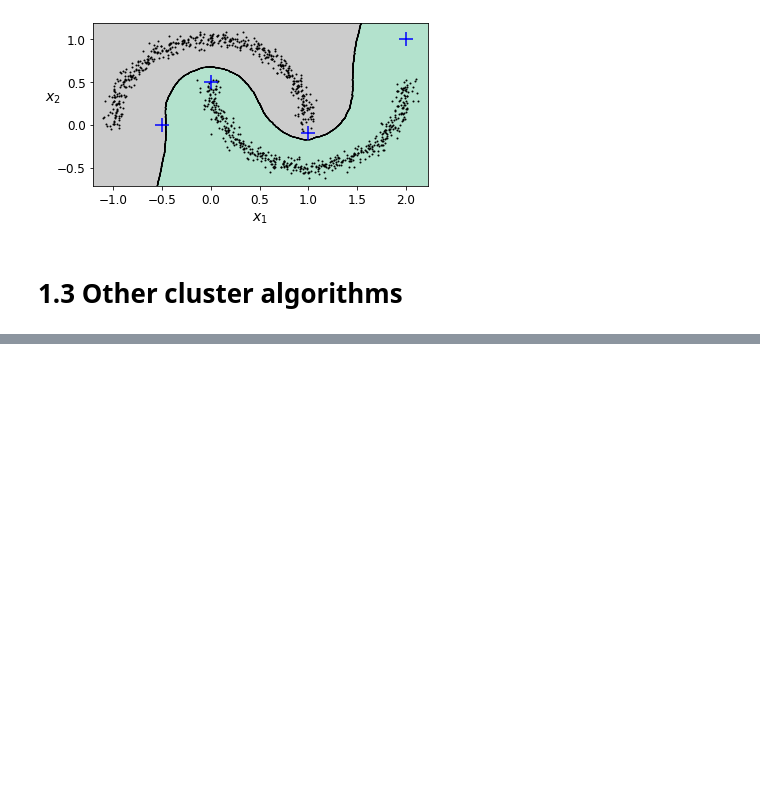
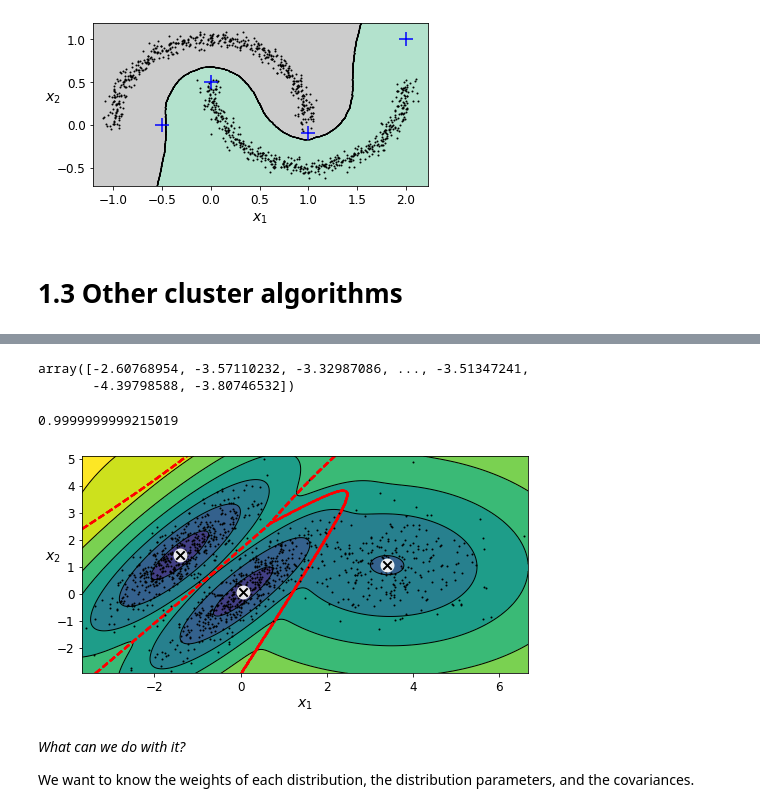
Before and after one commit to WestfalNamur/hands_on_ML, a Jupyter notebook: 8_unsupervised_learning/8_unsupervised_learning.ipynb, the cells around one changed output, grey strips where cells are left out. Saved outputs shown, nothing was run; the diff lists cells and outputs as text; code cells hidden in the pictures; blank space fills up the shorter version.

```diff
--- a/8_unsupervised_learning/8_unsupervised_learning.ipynb
+++ b/8_unsupervised_learning/8_unsupervised_learning.ipynb
@@ -309,0 +339,7 @@ plt.show()
+# %%
+X1, y1 = make_blobs(n_samples=1000, centers=((4, -4), (0, 0)), random_state=42)
+X1 = X1.dot(np.array([[0.374, 0.95], [0.732, 0.598]]))
+X2, y2 = make_blobs(n_samples=250, centers=1, random_state=42)
+X2 = X2 + [6, -8]
+X = np.r_[X1, X2]
+y = np.r_[y1, y2]
@@ -309,0 +348,3 @@ plt.show()
+# %%
+gm = GaussianMixture(n_components=3, n_init=10, random_state=42)
+gm.fit(X)
@@ -309,0 +369,60 @@ plt.show()
+# %%
+gm.score_samples(X)
+# %% [output]
+array([-2.60768954, -3.57110232, -3.32987086, ..., -3.51347241,
+       -4.39798588, -3.80746532])
+# %%
+resolution = 100
+grid = np.arange(-10, 10, 1 / resolution)
+xx, yy = np.meshgrid(grid, grid)
+X_full = np.vstack([xx.ravel(), yy.ravel()]).T
+
+pdf = np.exp(gm.score_samples(X_full))
+pdf_probas = pdf * (1 / resolution) ** 2
+pdf_probas.sum()
+# %% [output]
+0.9999999999215019
+# %%
+from matplotlib.colors import LogNorm
+
+def plot_gaussian_mixture(clusterer, X, resolution=1000, show_ylabels=True):
+    mins = X.min(axis=0) - 0.1
+    maxs = X.max(axis=0) + 0.1
+    xx, yy = np.meshgrid(np.linspace(mins[0], maxs[0], resolution),
+                         np.linspace(mins[1], maxs[1], resolution))
+    Z = -clusterer.score_samples(np.c_[xx.ravel(), yy.ravel()])
+    Z = Z.reshape(xx.shape)
+
+    plt.contourf(xx, yy, Z,
+                 norm=LogNorm(vmin=1.0, vmax=30.0),
+                 levels=np.logspace(0, 2, 12))
+    plt.contour(xx, yy, Z,
+                norm=LogNorm(vmin=1.0, vmax=30.0),
+                levels=np.logspace(0, 2, 12),
+                linewidths=1, colors='k')
+
+    Z = clusterer.predict(np.c_[xx.ravel(), yy.ravel()])
+    Z = Z.reshape(xx.shape)
+    plt.contour(xx, yy, Z,
+                linewidths=2, colors='r', linestyles='dashed')
+
+    plt.plot(X[:, 0], X[:, 1], 'k.', markersize=2)
+    plot_centroids(clusterer.means_, clusterer.weights_)
+
+    plt.xlabel("$x_1$", fontsize=14)
+    if show_ylabels:
+        plt.ylabel("$x_2$", fontsize=14, rotation=0)
+    else:
+        plt.tick_params(labelleft=False)
+
+plt.figure(figsize=(8, 4))
+
+plot_gaussian_mixture(gm, X)
+
+plt.show()
+# %% [output]
+[figure, added]
+# %% [markdown]
+*What can we do with it?*
+
+We want to know the weights of each distribution, the distribution parameters, and the covariances.
```
Also changed, not shown: parts of 16 cells of this notebook.
